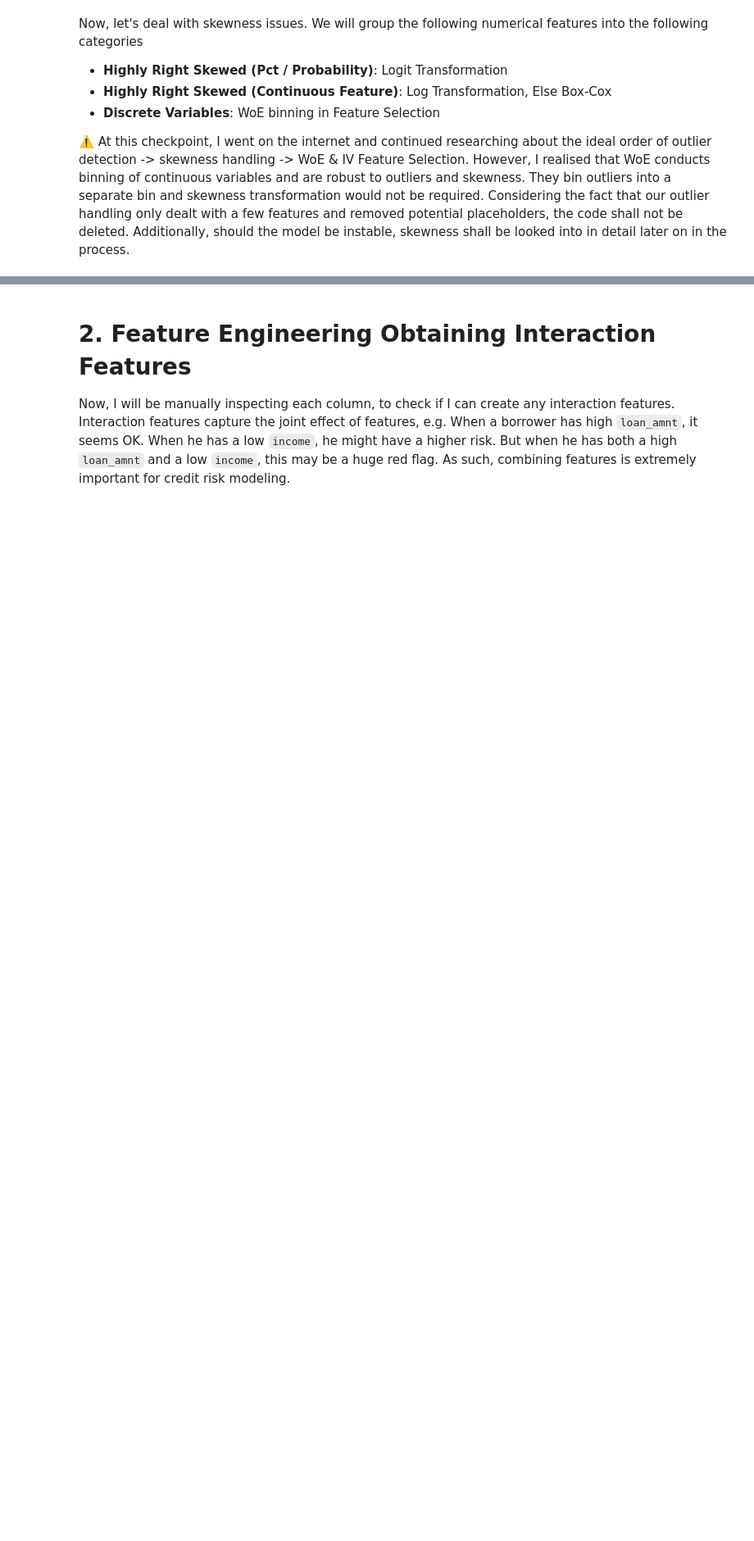
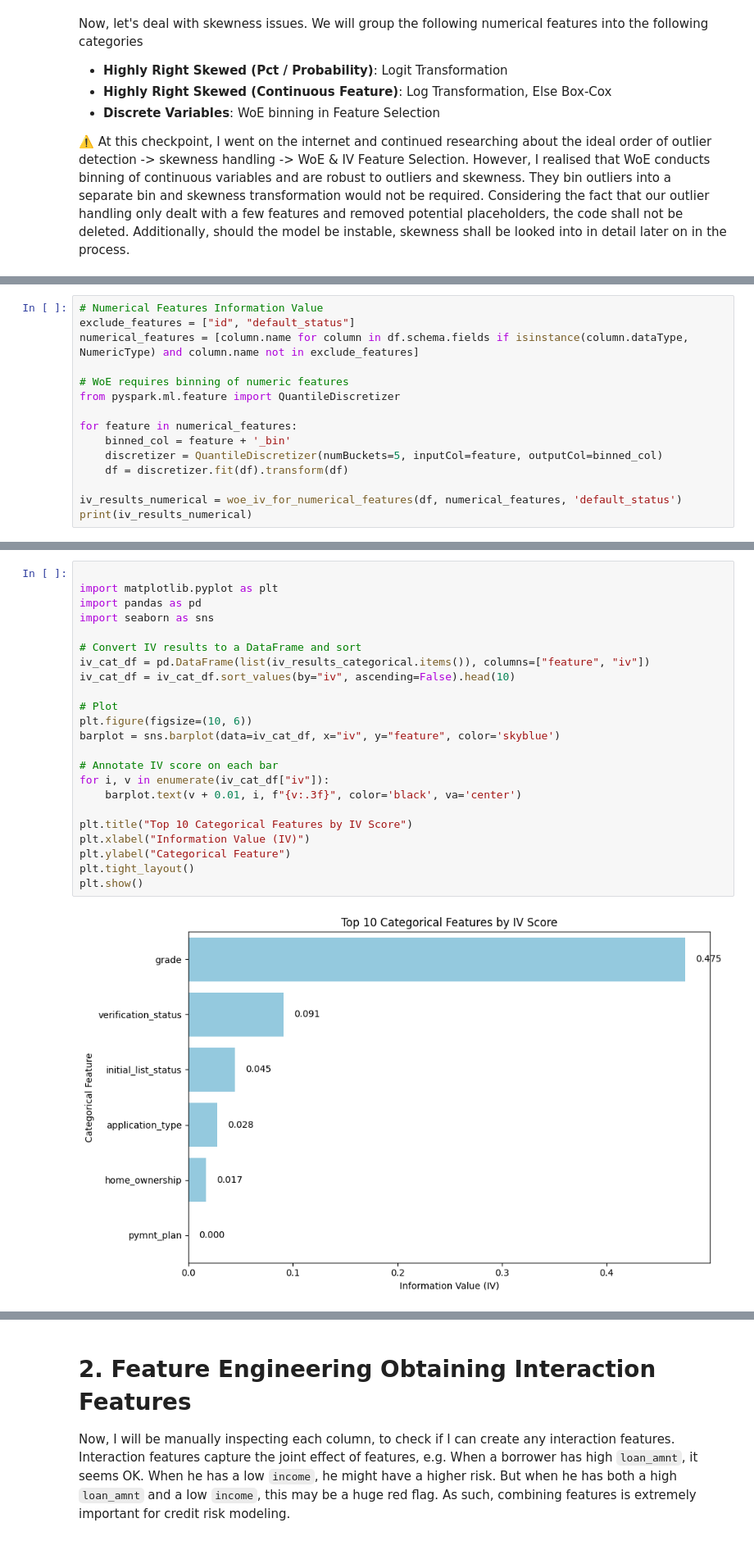
Before and after one commit to luuuneytunes12/Credit-Risk-Modeling-PySpark, a Jupyter notebook: notebooks/4. PD Model Building (I).ipynb, the cells around one changed output, grey strips where cells are left out. Shown at 82% size. Cells and saved outputs as stored; diff of their text form; blank space fills up the shorter version.

```diff
--- a/notebooks/4. PD Model Building (I).ipynb
+++ b/notebooks/4. PD Model Building (I).ipynb
@@ -420,0 +529,15 @@ I will remember to dropped either binned version or raw version. E.g. `loan_amnt
+# %%
+# Numerical Features Information Value
+exclude_features = ["id", "default_status"]
+numerical_features = [column.name for column in df.schema.fields if isinstance(column.dataType, NumericType) and column.name not in exclude_features]
+
+# WoE requires binning of numeric features
+from pyspark.ml.feature import QuantileDiscretizer
+
+for feature in numerical_features:
+    binned_col = feature + '_bin'
+    discretizer = QuantileDiscretizer(numBuckets=5, inputCol=feature, outputCol=binned_col)
+    df = discretizer.fit(df).transform(df)
+
+iv_results_numerical = woe_iv_for_numerical_features(df, numerical_features, 'default_status')
+print(iv_results_numerical)
@@ -420,0 +726,25 @@ I will remember to dropped either binned version or raw version. E.g. `loan_amnt
+# %%
+
+import matplotlib.pyplot as plt
+import pandas as pd
+import seaborn as sns
+
+# Convert IV results to a DataFrame and sort
+iv_cat_df = pd.DataFrame(list(iv_results_categorical.items()), columns=["feature", "iv"])
+iv_cat_df = iv_cat_df.sort_values(by="iv", ascending=False).head(10)
+
+# Plot
+plt.figure(figsize=(10, 6))
+barplot = sns.barplot(data=iv_cat_df, x="iv", y="feature", color='skyblue')
+
+# Annotate IV score on each bar
+for i, v in enumerate(iv_cat_df["iv"]):
+    barplot.text(v + 0.01, i, f"{v:.3f}", color='black', va='center')
+
+plt.title("Top 10 Categorical Features by IV Score")
+plt.xlabel("Information Value (IV)")
+plt.ylabel("Categorical Feature")
+plt.tight_layout()
+plt.show()
+# %% [output]
+[figure, added]
```
Also changed, not shown: parts of 22 cells of this notebook, 2 other files.
